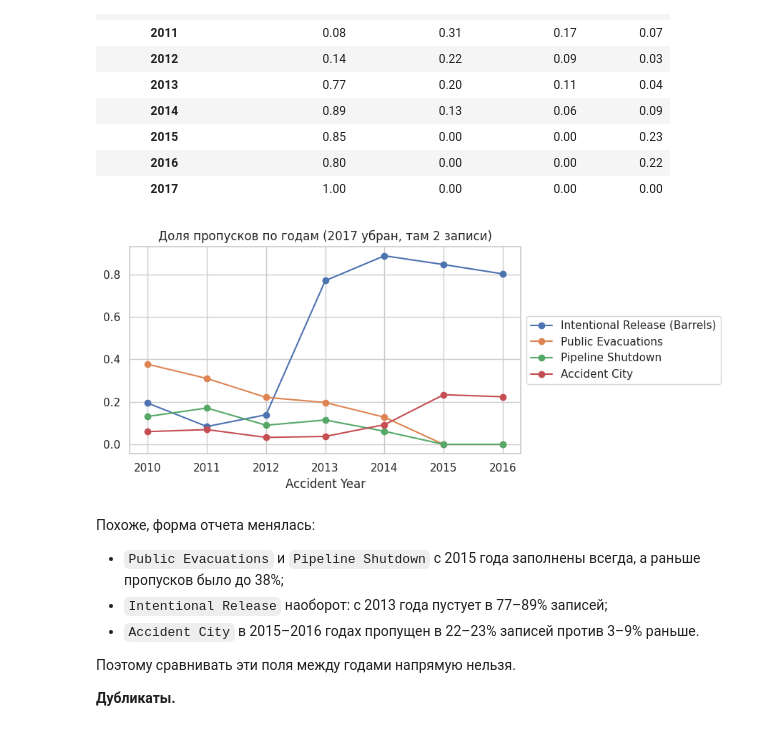
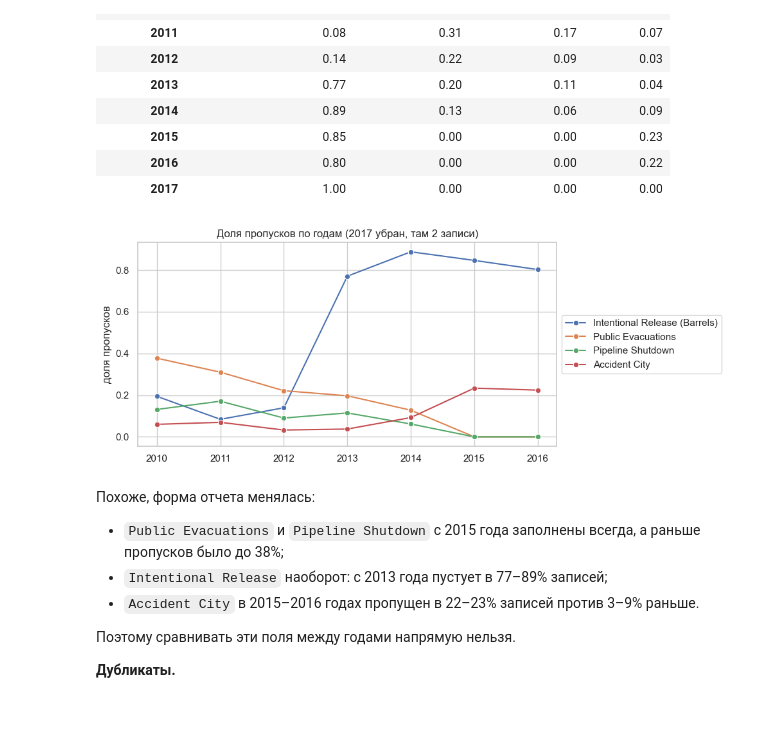
Before and after one commit to ksz26/Data_Engineering, a Jupyter notebook: notebooks/EDA.ipynb, the cells around one changed output. Saved outputs shown, nothing was run; the diff lists cells and outputs as text; code cells hidden in the pictures.

```diff
--- a/notebooks/EDA.ipynb
+++ b/notebooks/EDA.ipynb
@@ -24,11 +27,11 @@ import pandas as pd
 import matplotlib.pyplot as plt
 import seaborn as sns
 
-warnings.filterwarnings("ignore")  # чтобы предупреждения библиотек не засоряли вывод
-
 # data_loader.py лежит в корне репозитория, на уровень выше
-ROOT = Path("..").resolve() if Path("../data_loader.py").exists() else Path(".").resolve()
+ROOT = Path("..").resolve()
 sys.path.append(str(ROOT))
+# urllib3 (через gdown) ругается на системный LibreSSL в macOS — к анализу это не относится
+warnings.filterwarnings("ignore", message="urllib3 v2 only supports OpenSSL")
 from data_loader import download_dataset, convert_column_types
 
 pd.set_option("display.max_columns", None)
@@ -268,13 +276,18 @@ by_year.round(2)
 | 2016 | 0.80 | 0.00 | 0.00 | 0.22 |
 | 2017 | 1.00 | 0.00 | 0.00 | 0.00 |
 # %%
-by_year.drop(index=2017).plot(marker="o", figsize=(9, 4))
+by_year_long = (by_year.drop(index=2017).reset_index()
+                .melt(id_vars="Accident Year", var_name="столбец", value_name="доля пропусков"))
+
+plt.figure(figsize=(10, 4))
+sns.lineplot(data=by_year_long, x="Accident Year", y="доля пропусков", hue="столбец", marker="o")
 plt.title("Доля пропусков по годам (2017 убран, там 2 записи)")
+plt.xlabel("")
 plt.legend(loc="center left", bbox_to_anchor=(1, 0.5))
 plt.tight_layout()
 plt.show()
 # %% [output]
-[figure, old version]
+[figure, new version]
 # %% [markdown]
 Похоже, форма отчета менялась:
 - `Public Evacuations` и `Pipeline Shutdown` с 2015 года заполнены всегда, а раньше пропусков было до 38%;
```
Also changed, not shown: parts of 28 cells of this notebook, 1 other file.
